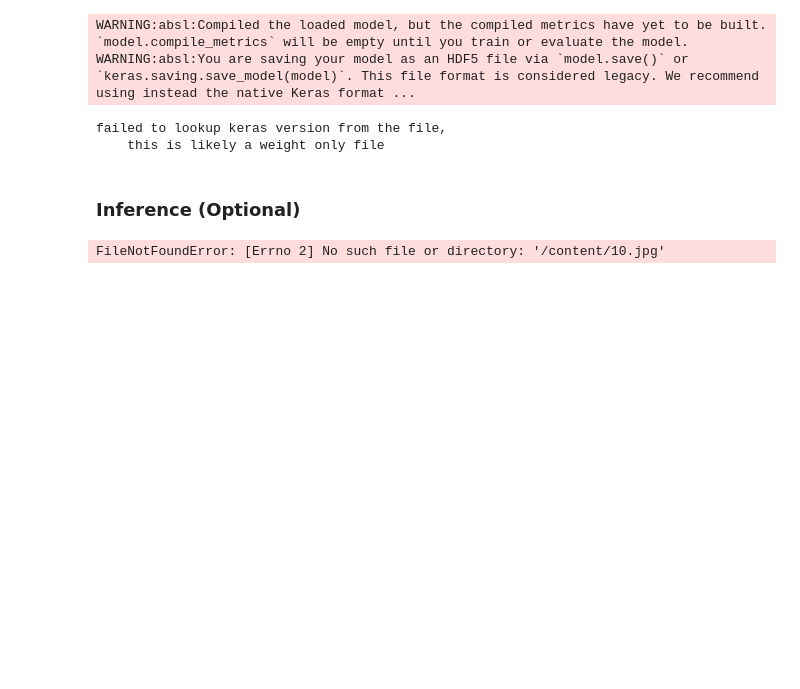
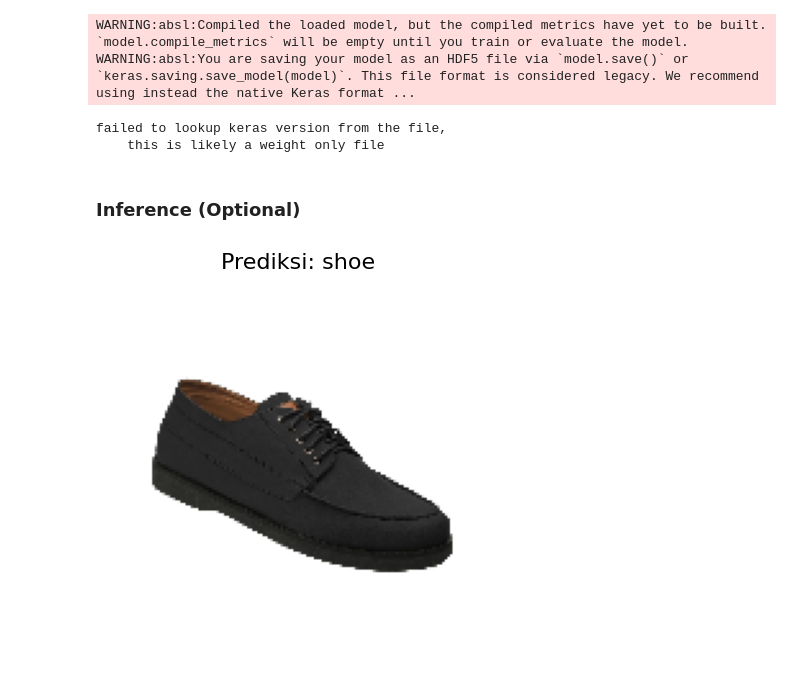
Before and after one commit to FaizFP/Dicoding--Image, a Jupyter notebook: Template_Submission_Akhir.ipynb, the cells around one changed output. Cells and saved outputs as stored; diff of their text form; code cells hidden in the pictures; blank space fills up the shorter version.

```diff
--- a/Template_Submission_Akhir.ipynb
+++ b/Template_Submission_Akhir.ipynb
@@ -636,33 +593,33 @@ saved_model_path = 'savedModels'
 model = tf.keras.Sequential([
     tf.keras.layers.TFSMLayer(saved_model_path, call_endpoint='serving_default')
 ])
 
 # --- Label ---
 labels = ['boot', 'sandal', 'shoe']
 
 # --- Fungsi load & preprocess JPG ---
 def load_and_preprocess(img_path, target_size=(150, 150)):
     img = image.load_img(img_path, target_size=target_size)
     img_array = image.img_to_array(img)
     img_array = img_array / 255.0
     img_array = np.expand_dims(img_array, axis=0)
     return img_array, np.array(img)  # convert ke NumPy array untuk plt.imshow
 
 # --- Path gambar ---
-img_path = '/content/10.jpg'
+img_path = '/content/sample_data/10.jpg'
 img_input, img_orig = load_and_preprocess(img_path)
 
 # --- Prediksi ---
 pred_dict = model(img_input)
 pred = pred_dict['output_0'].numpy()
 pred_label = labels[np.argmax(pred)]
 
 # --- Visualisasi ---
 plt.figure(figsize=(5,5))
 plt.imshow(img_orig.astype('uint8'))
 plt.axis('off')
 plt.title(f"Prediksi: {pred_label}", fontsize=16)
 plt.show()
 # %% [output]
-FileNotFoundError: [Errno 2] No such file or directory: '/content/10.jpg'
+[figure, added]
 # %%
```
Also changed, not shown: parts of 10 cells of this notebook.
